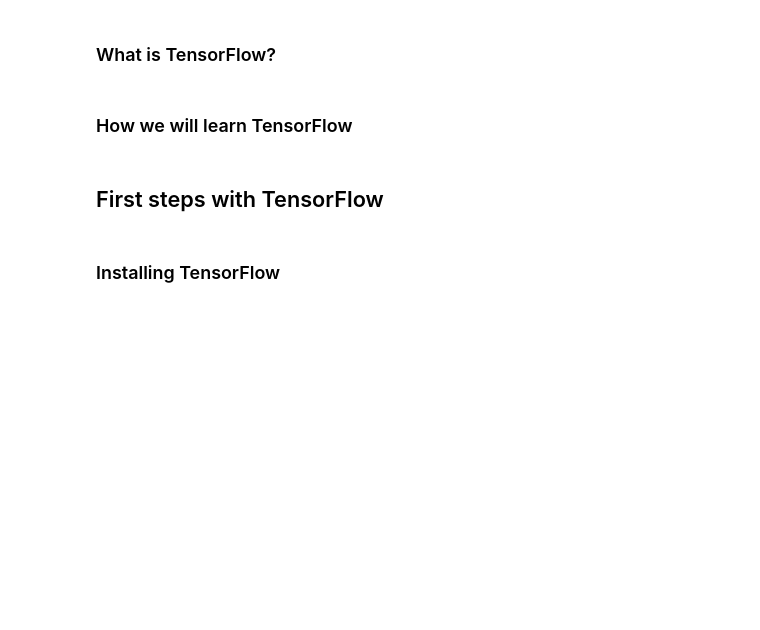
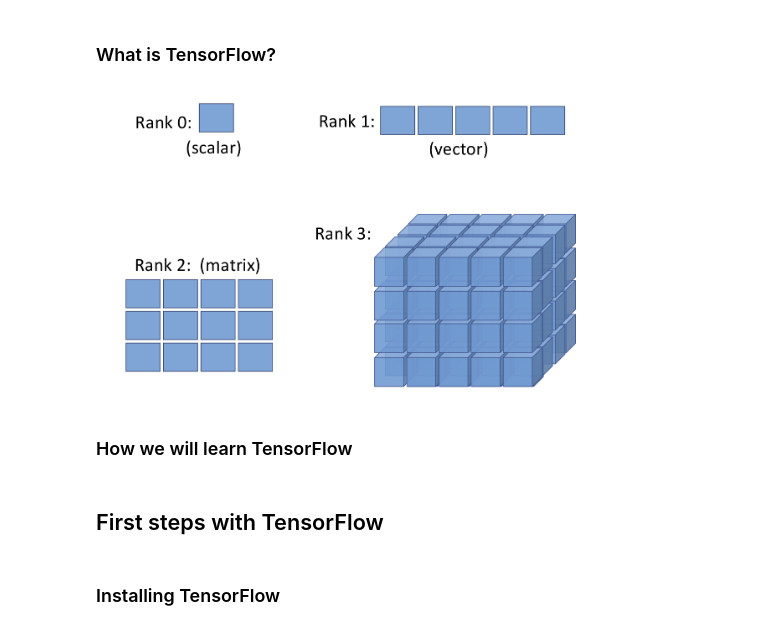
Before and after one commit to rasbt/python-machine-learning-book-3rd-edition, a Jupyter notebook: ch13/ch13_part1.ipynb, the cells around one changed output. Drawn from its saved outputs; the diff is of its cells as text; code cells hidden in the pictures; blank space fills up the shorter version.

```diff
--- a/ch13/ch13_part1.ipynb
+++ b/ch13/ch13_part1.ipynb
@@ -28,5 +33,9 @@ tensorflow 2.0.0
 # %% [markdown]
 ### What is TensorFlow?
+# %%
+Image(filename='figures/02.png', width=500)
+# %% [output]
+[figure, added]
 # %% [markdown]
 ### How we will learn TensorFlow
 # %% [markdown]
```
Also changed, not shown: parts of 4 cells of this notebook, 2 other files.
